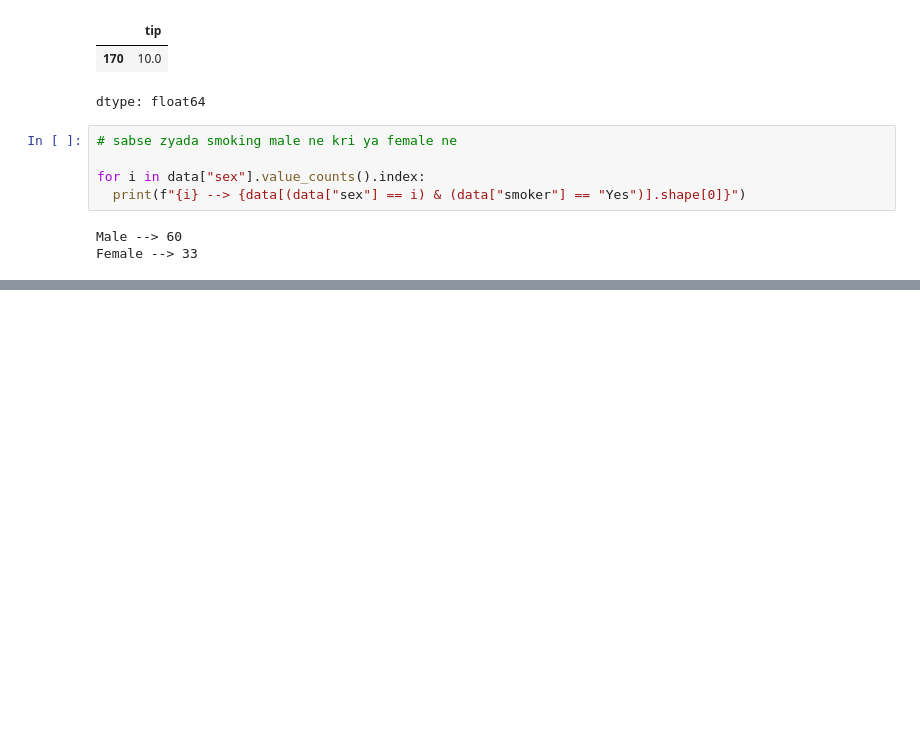
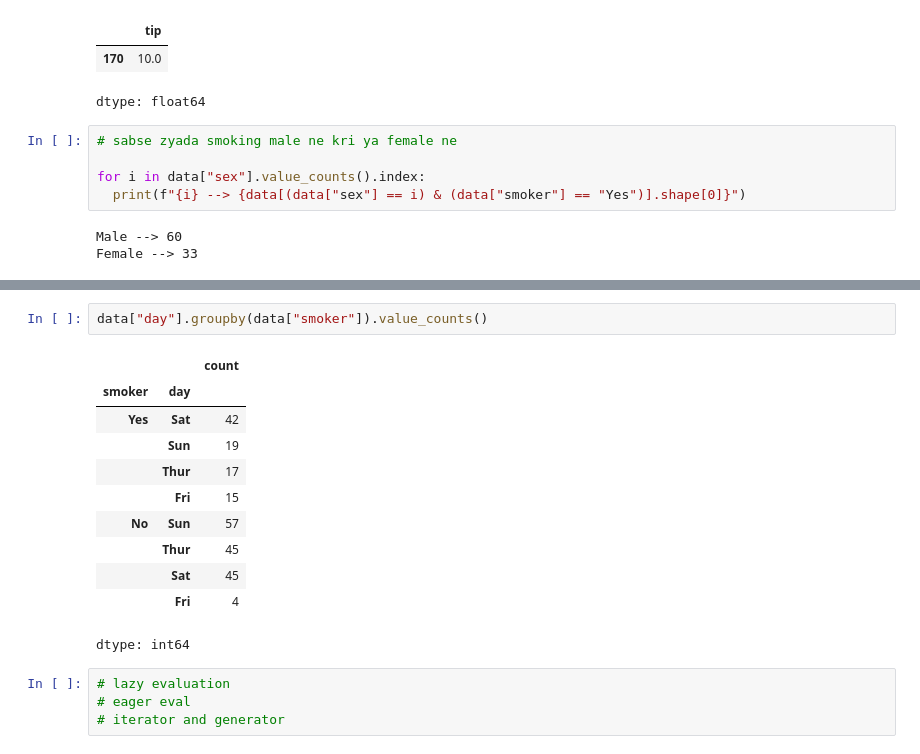
Before and after one commit to Deveshjd/ML-Notebooks, a Jupyter notebook: working_with_datasets.ipynb, the cells around one changed output, grey strips where cells are left out. Cells and saved outputs as stored; diff of their text form; blank space fills up the shorter version.

```diff
--- a/working_with_datasets.ipynb
+++ b/working_with_datasets.ipynb
@@ -120,0 +184,18 @@ Female --> 33
+# %%
+data["day"].groupby(data["smoker"]).value_counts()
+# %% [output]
+|  |  | count |
+| smoker | day |  |
+| Yes | Sat | 42 |
+|  | Sun | 19 |
+|  | Thur | 17 |
+|  | Fri | 15 |
+| No | Sun | 57 |
+|  | Thur | 45 |
+|  | Sat | 45 |
+|  | Fri | 4 |
+dtype: int64
+# %%
+# lazy evaluation
+# eager eval
+# iterator and generator
```
Also changed, not shown: parts of 21 cells of this notebook.
